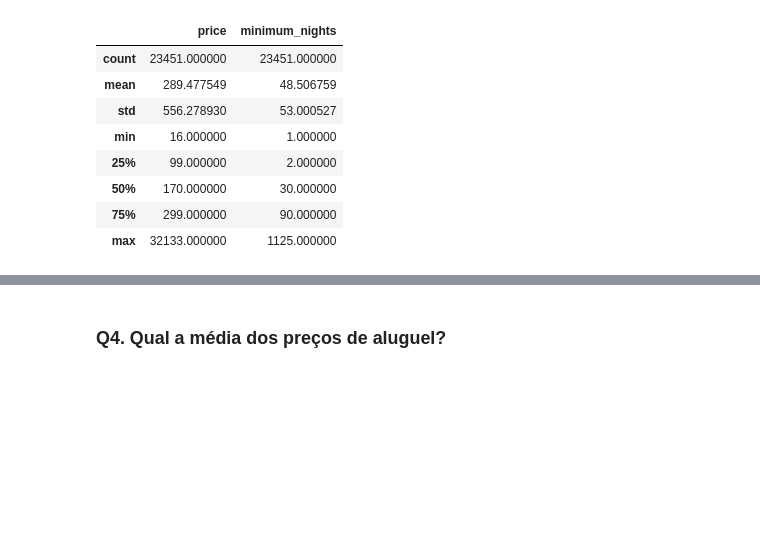
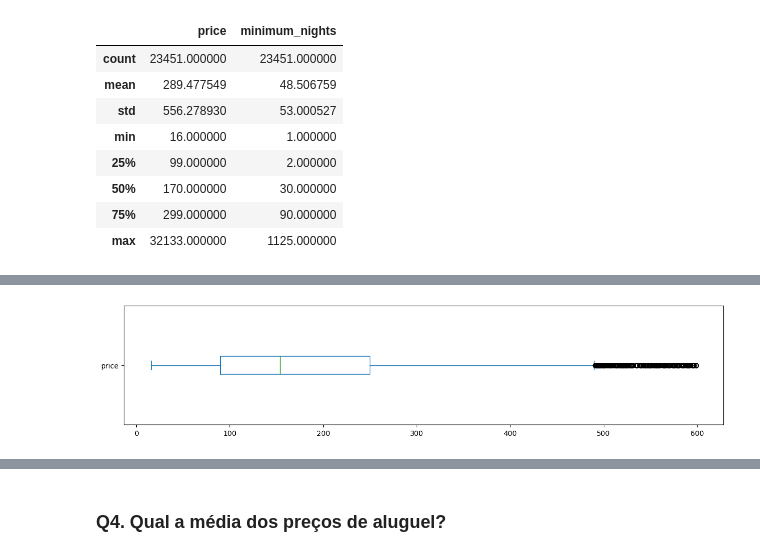
Before and after one commit to joaomr7/portfolio-data-science, a Jupyter notebook: Analisando_os_Dados_do_Airbnb_Sidney_Austrália.ipynb, the cells around one changed output, grey strips where cells are left out. Saved outputs shown, nothing was run; the diff lists cells and outputs as text; code cells hidden in the pictures; blank space fills up the shorter version.

```diff
--- a/Analisando_os_Dados_do_Airbnb_Sidney_Austrália.ipynb
+++ b/Analisando_os_Dados_do_Airbnb_Sidney_Austrália.ipynb
@@ -215,10 +204,0 @@ E como já era de suspeitar, as váriaveis `price` e `minimum_nights` possuem va
-# %%
-# criar uma cópia dos dados originais e remover os 'outliers'
-df_clean = df.copy()
-df_clean.drop(set(list(df[df.price > 2000].index) + list(df[df.minimum_nights > 90].index)), axis=0, inplace=True)
-
-# remover a coluna neighbourhood_group, pois não possui valores válidos
-df_clean.drop('neighbourhood_group', axis=1, inplace=True)
-
-# plotar os histogramas
-df_clean.hist(figsize=(12, 10));
@@ -226,0 +299,6 @@ df_clean.hist(figsize=(12, 10));
+# %%
+# plotar o boxplot da variável 'price'
+df_clean.price.plot(kind='box', vert=False, figsize=(15,3))
+plt.show()
+# %% [output]
+[figure, added]
```
Also changed, not shown: parts of 53 cells of this notebook.
